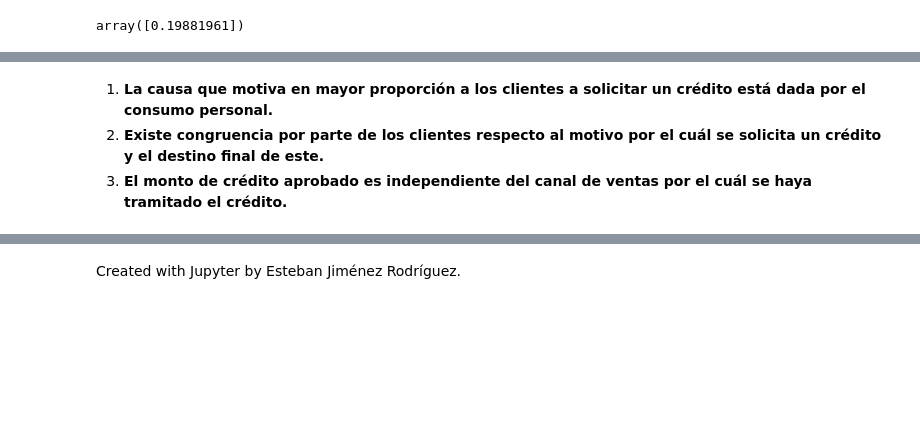
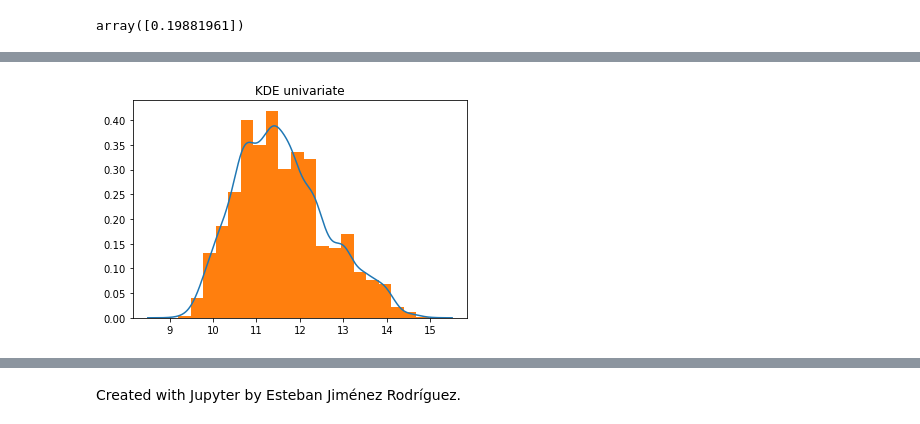
Before and after one commit to JuanPablo2019/Proyecto_modulo1, a Jupyter notebook: ProyectoModulo1_MaganaJ_PinedaB.ipynb, the cells around one changed output, grey strips where cells are left out. Saved outputs shown, nothing was run; the diff lists cells and outputs as text; code cells hidden in the pictures; blank space fills up the shorter version.

```diff
--- a/ProyectoModulo1_MaganaJ_PinedaB.ipynb
+++ b/ProyectoModulo1_MaganaJ_PinedaB.ipynb
@@ -243,12 +293,11 @@ sns.histplot(data_log, bins=10)
 # %% [markdown]
 >Podemos observar que los datos en escala logaritmica ahora lucen como una normal.
 # %%
-x_grid = np.linspace(8.5,15.5,1000) #donde nosotros queremos graficar nuestra distribución
+x_grid = np.linspace(9,15,1000) #donde nosotros queremos graficar nuestra distribución
 
 # datos de prueba
 x = data_log.sample(n=5000,random_state=1)
 
-
 #mis datos reales
 pdf_true = data_log
 # %%
@@ -311,4 +361,0 @@ El máximo de f es: 0.3886187592731793
-# %% [markdown]
-1. **La causa que motiva en mayor proporción a los clientes a solicitar un crédito está dada por el consumo personal.**
-2. **Existe congruencia por parte de los clientes respecto al motivo por el cuál se solicita un crédito y el destino final de este.**
-3. **El monto de crédito aprobado es independiente del canal de ventas por el cuál se haya tramitado el crédito.**
@@ -314,0 +364,13 @@ El máximo de f es: 0.3886187592731793
+# %%
+def kde_statsmodels_u(x, x_grid, **kwargs):
+    """Univariate Kernel Density Estimation with Statsmodels"""
+    kde = KDEUnivariate(x)
+    kde.fit(bw='normal_reference', **kwargs)
+    return kde.evaluate(x_grid)
+
+plt.plot(x_grid,kde_statsmodels_u(x, x_grid))
+plt.hist(x,bins=20,density=True)
+plt.title('KDE univariate')
+plt.show()
+# %% [output]
+[figure, added]
```
Also changed, not shown: parts of 69 cells of this notebook.
